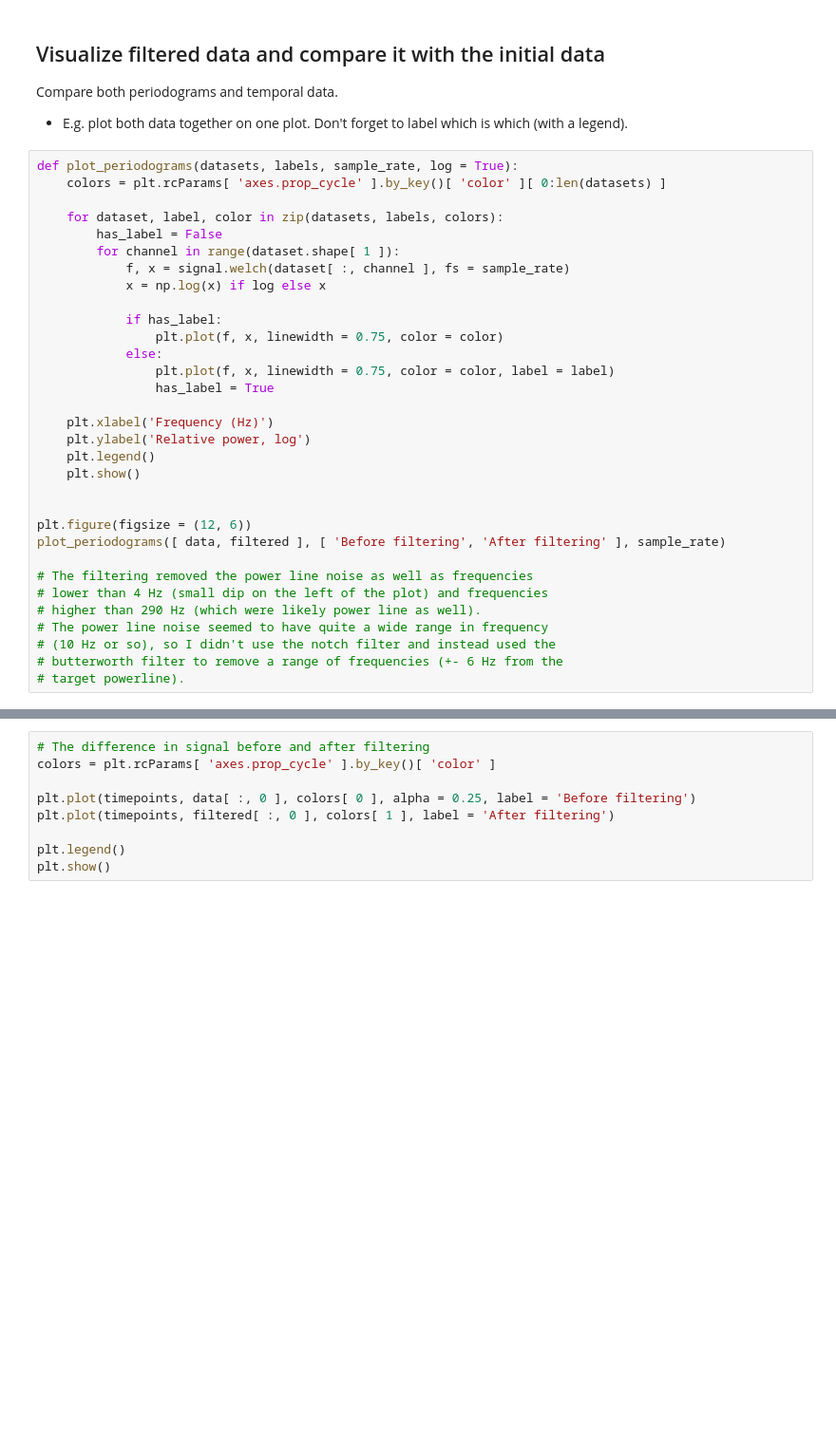
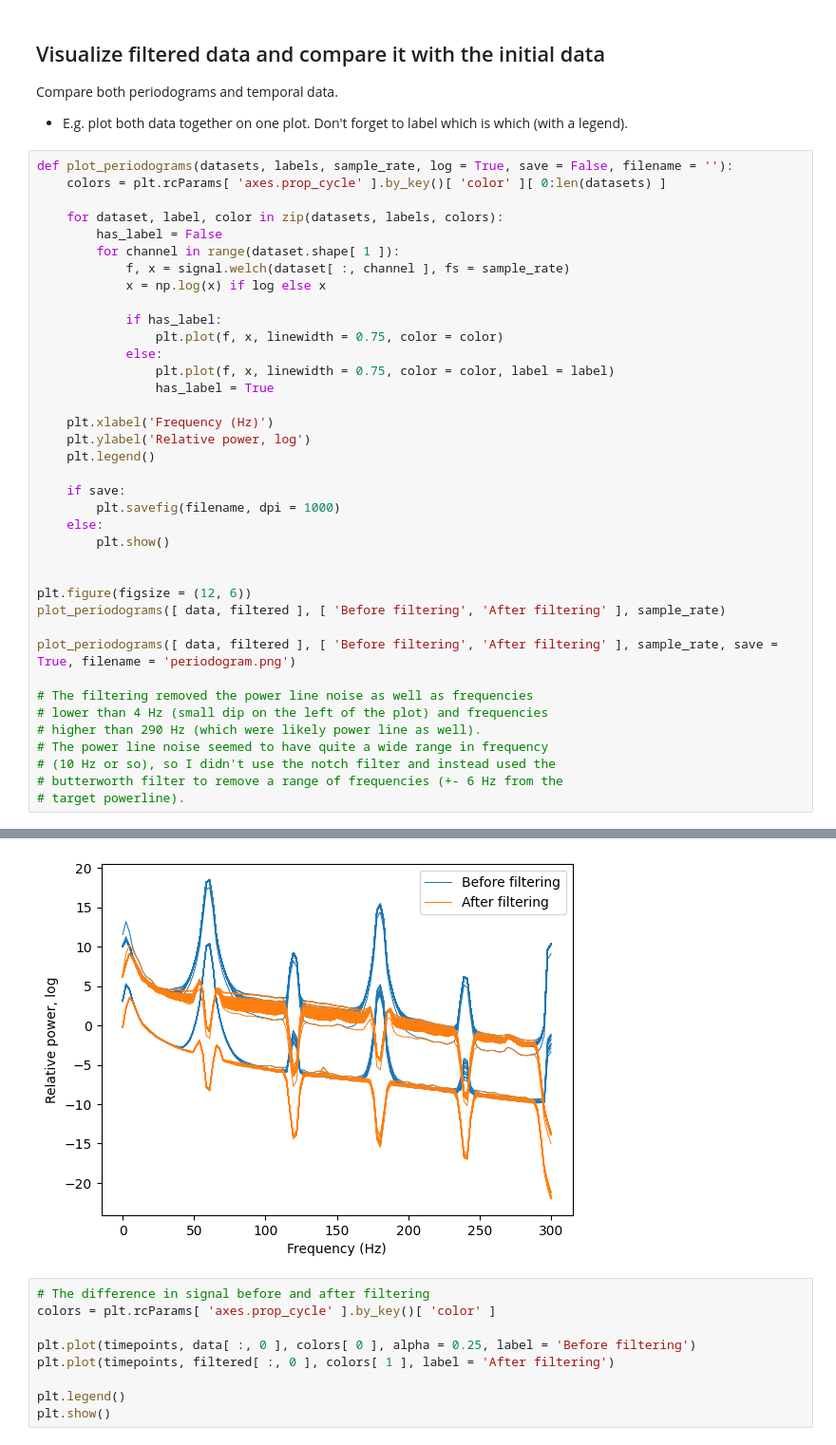
Before and after one commit to kerseviciute/problem-at-hand, a Jupyter notebook: homework/HW3.ipynb, the cells around one changed output, grey strips where cells are left out. Shown at 95% size. Cells and saved outputs as stored; diff of their text form; blank space fills up the shorter version.

```diff
--- a/homework/HW3.ipynb
+++ b/homework/HW3.ipynb
@@ -172,39 +178,46 @@ plot_periodogram(filtered, sample_rate)
 Compare both periodograms and temporal data.
 - E.g. plot both data together on one plot. Don't forget to label which is which (with  a legend).
 # %%
-def plot_periodograms(datasets, labels, sample_rate, log = True):
+def plot_periodograms(datasets, labels, sample_rate, log = True, save = False, filename = ''):
     colors = plt.rcParams[ 'axes.prop_cycle' ].by_key()[ 'color' ][ 0:len(datasets) ]
 
     for dataset, label, color in zip(datasets, labels, colors):
         has_label = False
         for channel in range(dataset.shape[ 1 ]):
             f, x = signal.welch(dataset[ :, channel ], fs = sample_rate)
             x = np.log(x) if log else x
 
             if has_label:
                 plt.plot(f, x, linewidth = 0.75, color = color)
             else:
                 plt.plot(f, x, linewidth = 0.75, color = color, label = label)
                 has_label = True
 
     plt.xlabel('Frequency (Hz)')
     plt.ylabel('Relative power, log')
     plt.legend()
-    plt.show()
+
+    if save:
+        plt.savefig(filename, dpi = 1000)
+    else:
+        plt.show()
 
 
 plt.figure(figsize = (12, 6))
 plot_periodograms([ data, filtered ], [ 'Before filtering', 'After filtering' ], sample_rate)
+
+plot_periodograms([ data, filtered ], [ 'Before filtering', 'After filtering' ], sample_rate, save = True, filename = 'periodogram.png')
 
 # The filtering removed the power line noise as well as frequencies
 # lower than 4 Hz (small dip on the left of the plot) and frequencies
 # higher than 290 Hz (which were likely power line as well).
 # The power line noise seemed to have quite a wide range in frequency
 # (10 Hz or so), so I didn't use the notch filter and instead used the
 # butterworth filter to remove a range of frequencies (+- 6 Hz from the
 # target powerline).
 # %% [output]
 [figure]
+[figure, added]
 # %%
 # The difference in signal before and after filtering
 colors = plt.rcParams[ 'axes.prop_cycle' ].by_key()[ 'color' ]
```
Also changed, not shown: parts of 3 cells of this notebook.
